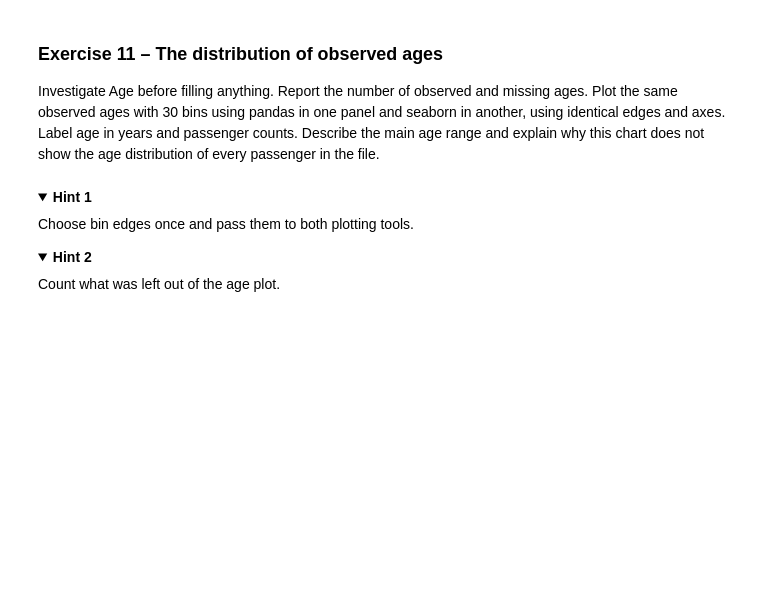
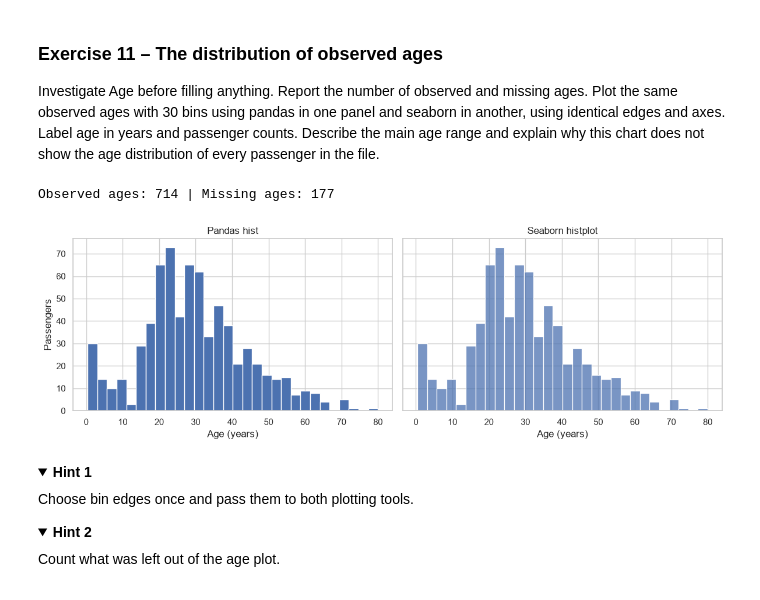
Before and after one commit to OrangeBoop/Lab02, a Jupyter notebook: Lab4/Lab4-Persky Idan 215548512 , Golan Amir 216264333.ipynb, the cells around one changed output. Cells and saved outputs as stored; diff of their text form; code cells hidden in the pictures; folded sections open; blank space fills up the shorter version.

```diff
--- a/Lab4/Lab4-Persky Idan 215548512 , Golan Amir 216264333.ipynb
+++ b/Lab4/Lab4-Persky Idan 215548512 , Golan Amir 216264333.ipynb
@@ -681,7 +753,28 @@ and seaborn in another, using identical edges and axes. Label age in years and
 passenger counts. Describe the main age range and explain why this chart does
 not show the age distribution of every passenger in the file.
 # %%
-# Write your code here
+print(f"Observed ages: {train_raw["Age"].notna().sum()} | Missing ages: {train_raw["Age"].isna().sum()}")
+
+fig, (ax1, ax2) = plt.subplots(1, 2, figsize=(12, 4), sharex=True, sharey=True)
+
+train_raw["Age"].hist(ax=ax1, bins=30)
+sns.histplot(data=train_raw, x="Age", bins=30, ax=ax2)
+
+ax1.set_title("Pandas hist")
+ax2.set_title("Seaborn histplot")
+ax1.set_xlabel("Age (years)")
+ax2.set_xlabel("Age (years)")
+ax1.set_ylabel("Passengers")
+
+plt.tight_layout()
+plt.show()
+
+
+# The main age range is approx 20 to 35.
+# There are 177 passengers ages missing (mostly in 3rd class), thus the distribution is not fully accurate.
+# %% [output]
+Observed ages: 714 | Missing ages: 177
+[figure, added]
 # %% [markdown]
 <details><summary><b>Hint 1</b></summary>
 
```
Also changed, not shown: parts of 7 cells of this notebook.
